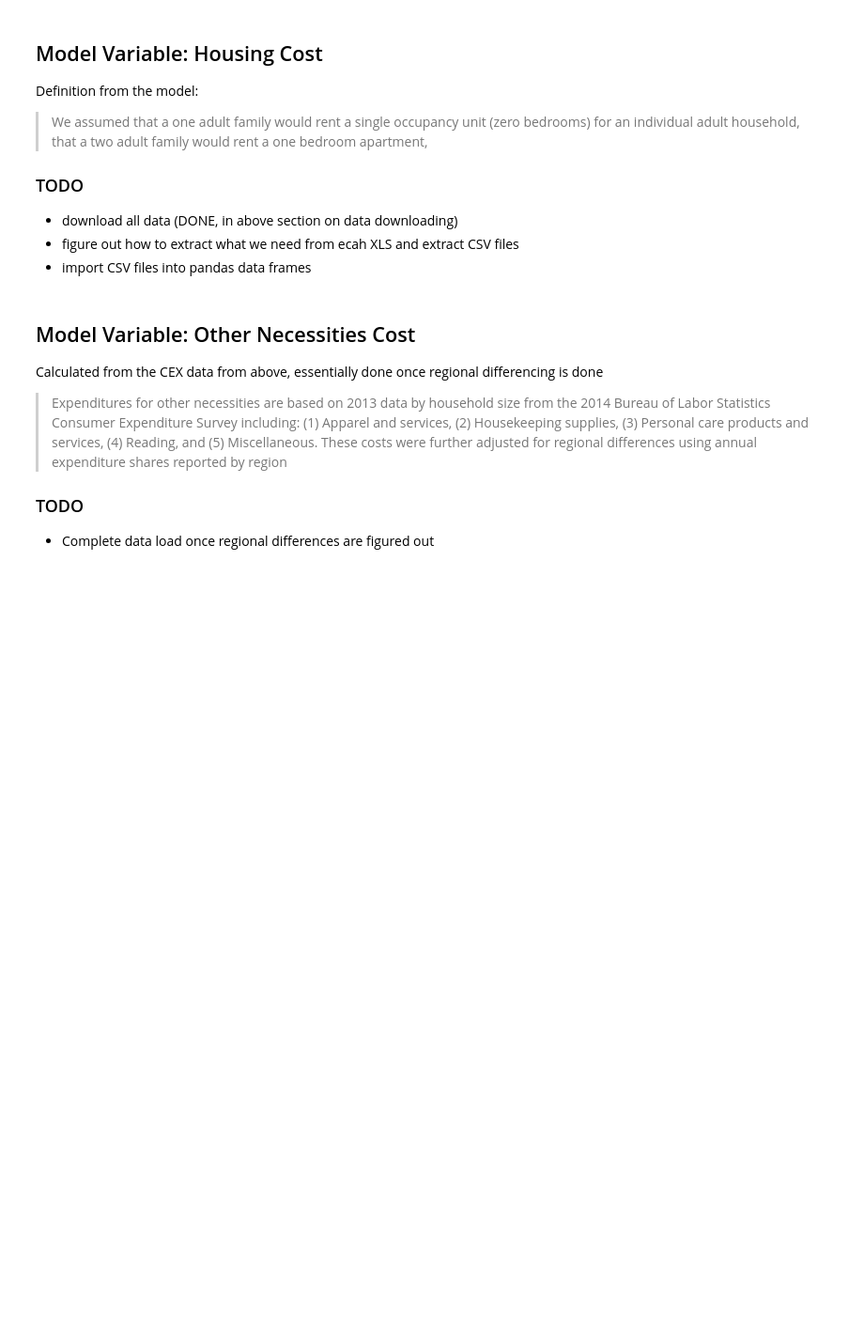
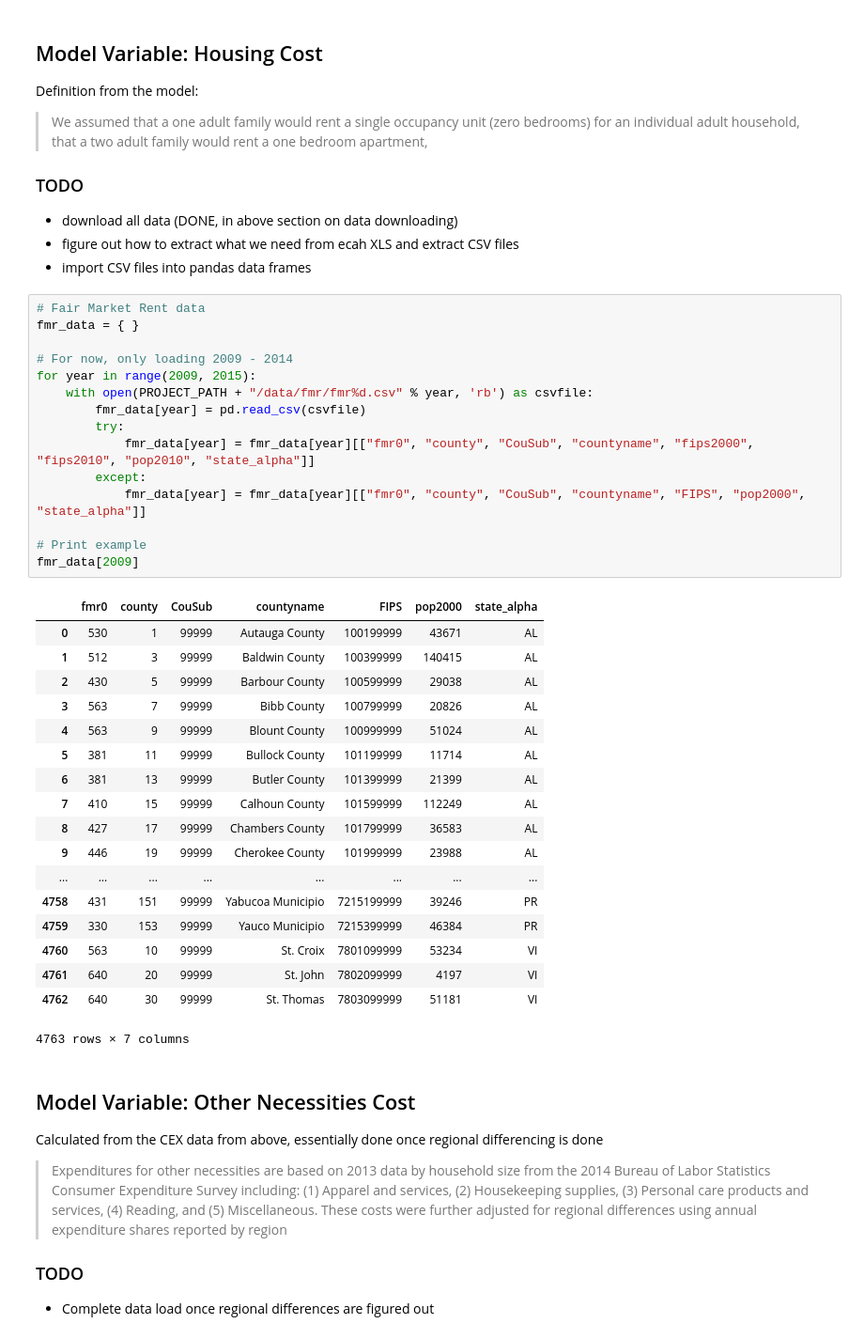
Before and after one commit to jquacinella/LivingWageModelExtension, a Jupyter notebook: Master's Thesis.ipynb, the cells around one changed output. Shown at 94% size. Drawn from its saved outputs; the diff is of its cells as text; blank space fills up the shorter version.

Commit message:
Some minor updates for tonight: start of loading in housing data

```diff
--- a/Master's Thesis.ipynb
+++ b/Master's Thesis.ipynb
@@ -568,6 +558,40 @@ Definition from the model:
 * download all data (DONE, in above section on data downloading)
 * figure out how to extract what we need from ecah XLS and extract CSV files
 * import CSV files into pandas data frames
+# %%
+# Fair Market Rent data
+fmr_data = { }
+
+# For now, only loading 2009 - 2014
+for year in range(2009, 2015):
+    with open(PROJECT_PATH + "/data/fmr/fmr%d.csv" % year, 'rb') as csvfile:
+        fmr_data[year] = pd.read_csv(csvfile)
+        try:
+            fmr_data[year] = fmr_data[year][["fmr0", "county", "CouSub", "countyname", "fips2000", "fips2010", "pop2010", "state_alpha"]]
+        except:
+            fmr_data[year] = fmr_data[year][["fmr0", "county", "CouSub", "countyname", "FIPS", "pop2000", "state_alpha"]]
+
+# Print example
+fmr_data[2009]
+# %% [output]
+|  | fmr0 | county | CouSub | countyname | FIPS | pop2000 | state_alpha |
+| 0 | 530 | 1 | 99999 | Autauga County | 100199999 | 43671 | AL |
+| 1 | 512 | 3 | 99999 | Baldwin County | 100399999 | 140415 | AL |
+| 2 | 430 | 5 | 99999 | Barbour County | 100599999 | 29038 | AL |
+| 3 | 563 | 7 | 99999 | Bibb County | 100799999 | 20826 | AL |
+| 4 | 563 | 9 | 99999 | Blount County | 100999999 | 51024 | AL |
+| 5 | 381 | 11 | 99999 | Bullock County | 101199999 | 11714 | AL |
+| 6 | 381 | 13 | 99999 | Butler County | 101399999 | 21399 | AL |
+| 7 | 410 | 15 | 99999 | Calhoun County | 101599999 | 112249 | AL |
+| 8 | 427 | 17 | 99999 | Chambers County | 101799999 | 36583 | AL |
+| 9 | 446 | 19 | 99999 | Cherokee County | 101999999 | 23988 | AL |
+| ... | ... | ... | ... | ... | ... | ... | ... |
+| 4758 | 431 | 151 | 99999 | Yabucoa Municipio | 7215199999 | 39246 | PR |
+| 4759 | 330 | 153 | 99999 | Yauco Municipio | 7215399999 | 46384 | PR |
+| 4760 | 563 | 10 | 99999 | St. Croix | 7801099999 | 53234 | VI |
+| 4761 | 640 | 20 | 99999 | St. John | 7802099999 | 4197 | VI |
+| 4762 | 640 | 30 | 99999 | St. Thomas | 7803099999 | 51181 | VI |
+4763 rows × 7 columns
 # %% [markdown]
 ## Model Variable: Other Necessities Cost
 
```
Also changed, not shown: parts of 3 cells of this notebook, 1 other file.
